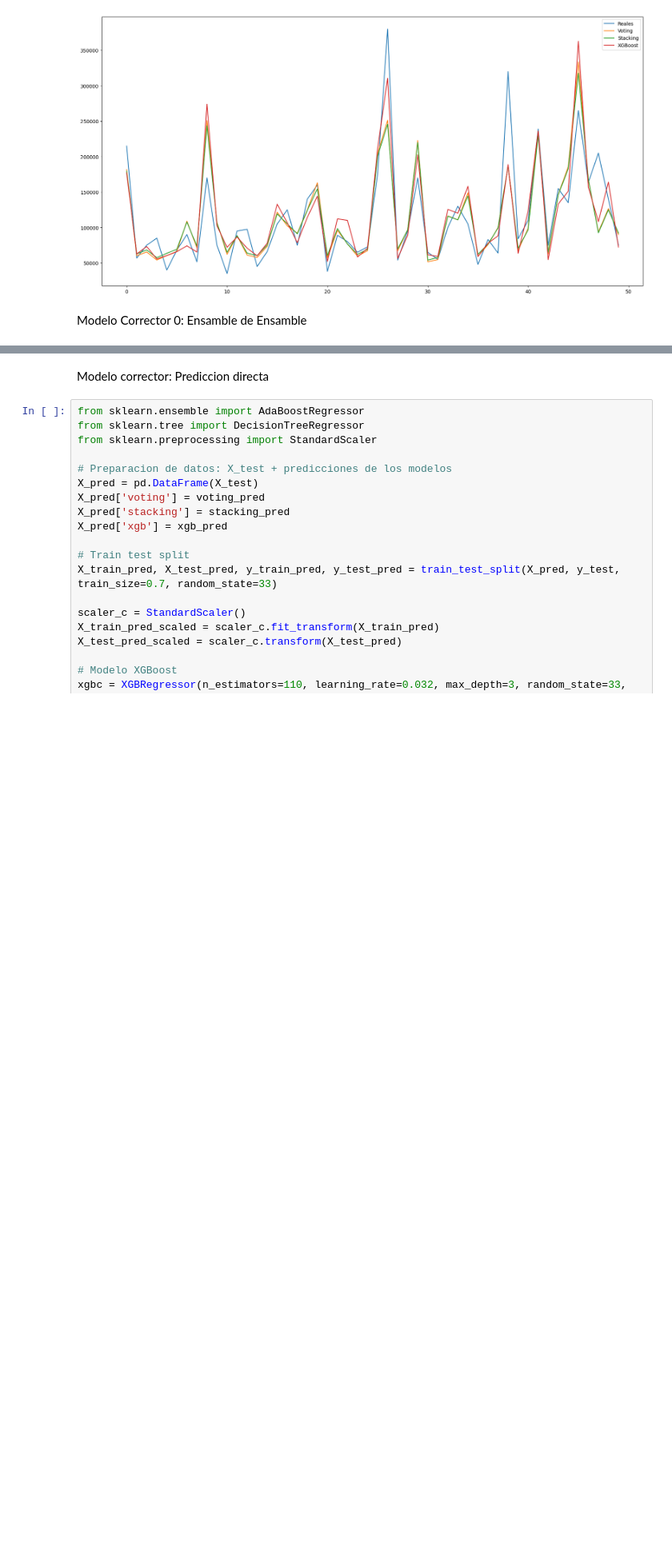
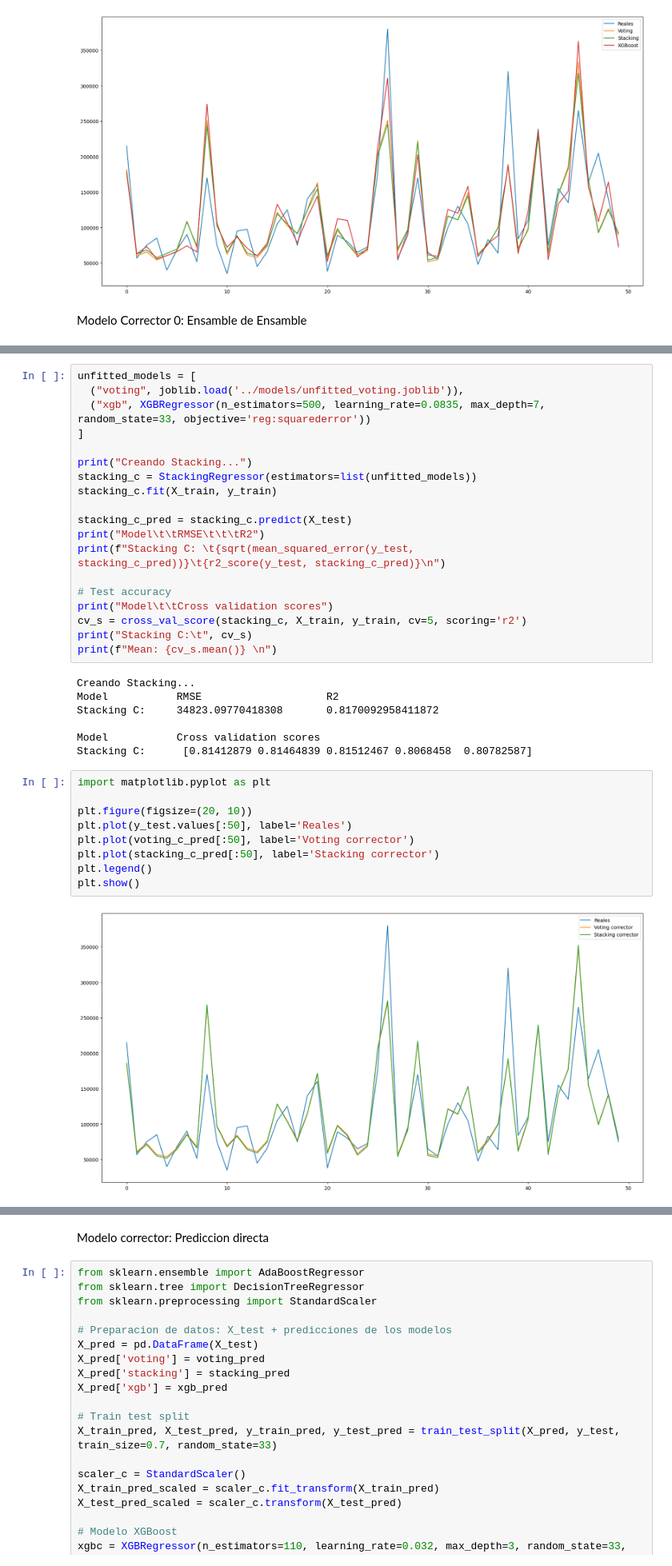
Before and after one commit to josecabralf/HousingAnalysis, a Jupyter notebook: src/pruebas_v3.ipynb, the cells around one changed output, grey strips where cells are left out. Shown at 80% size. Drawn from its saved outputs; the diff is of its cells as text; blank space fills up the shorter version.

Commit message:
stacking

```diff
--- a/src/pruebas_v3.ipynb
+++ b/src/pruebas_v3.ipynb
@@ -135,0 +130,37 @@ ValueError: Underlying estimator stacking does not implement the method predict.
+# %%
+unfitted_models = [
+  ("voting", joblib.load('../models/unfitted_voting.joblib')),
+  ("xgb", XGBRegressor(n_estimators=500, learning_rate=0.0835, max_depth=7, random_state=33, objective='reg:squarederror'))
+]
+
+print("Creando Stacking...")
+stacking_c = StackingRegressor(estimators=list(unfitted_models))
+stacking_c.fit(X_train, y_train)
+
+stacking_c_pred = stacking_c.predict(X_test)
+print("Model\t\tRMSE\t\t\tR2")
+print(f"Stacking C: \t{sqrt(mean_squared_error(y_test, stacking_c_pred))}\t{r2_score(y_test, stacking_c_pred)}\n")
+
+# Test accuracy
+print("Model\t\tCross validation scores")
+cv_s = cross_val_score(stacking_c, X_train, y_train, cv=5, scoring='r2')
+print("Stacking C:\t", cv_s)
+print(f"Mean: {cv_s.mean()} \n")
+# %% [output]
+Creando Stacking...
+Model           RMSE                    R2
+Stacking C:     34823.09770418308       0.8170092958411872
+
+Model           Cross validation scores
+Stacking C:      [0.81412879 0.81464839 0.81512467 0.8068458  0.80782587]
+# %%
+import matplotlib.pyplot as plt
+
+plt.figure(figsize=(20, 10))
+plt.plot(y_test.values[:50], label='Reales')
+plt.plot(voting_c_pred[:50], label='Voting corrector')
+plt.plot(stacking_c_pred[:50], label='Stacking corrector')
+plt.legend()
+plt.show()
+# %% [output]
+[figure, added]
```
Also changed, not shown: parts of 2 cells of this notebook.
